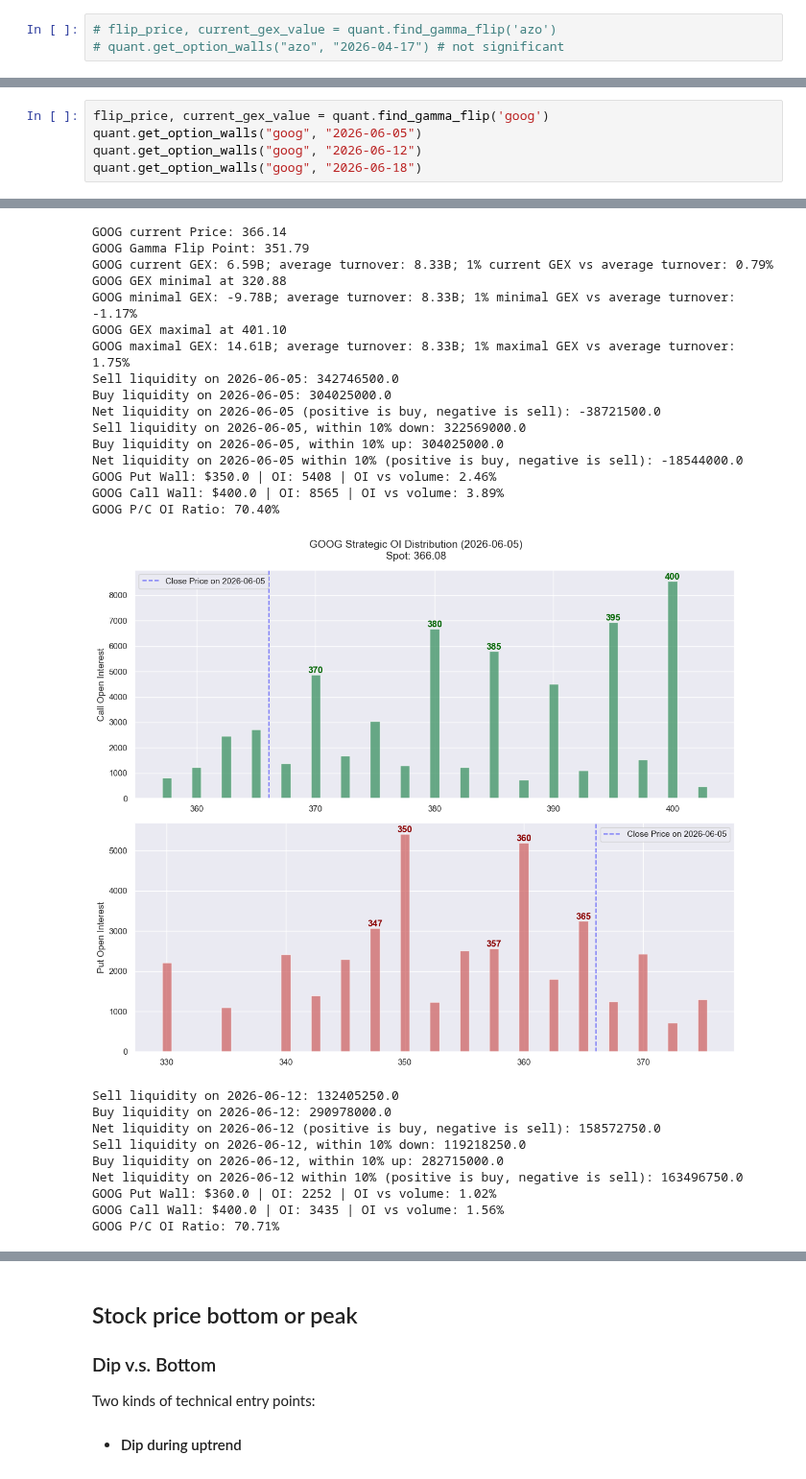
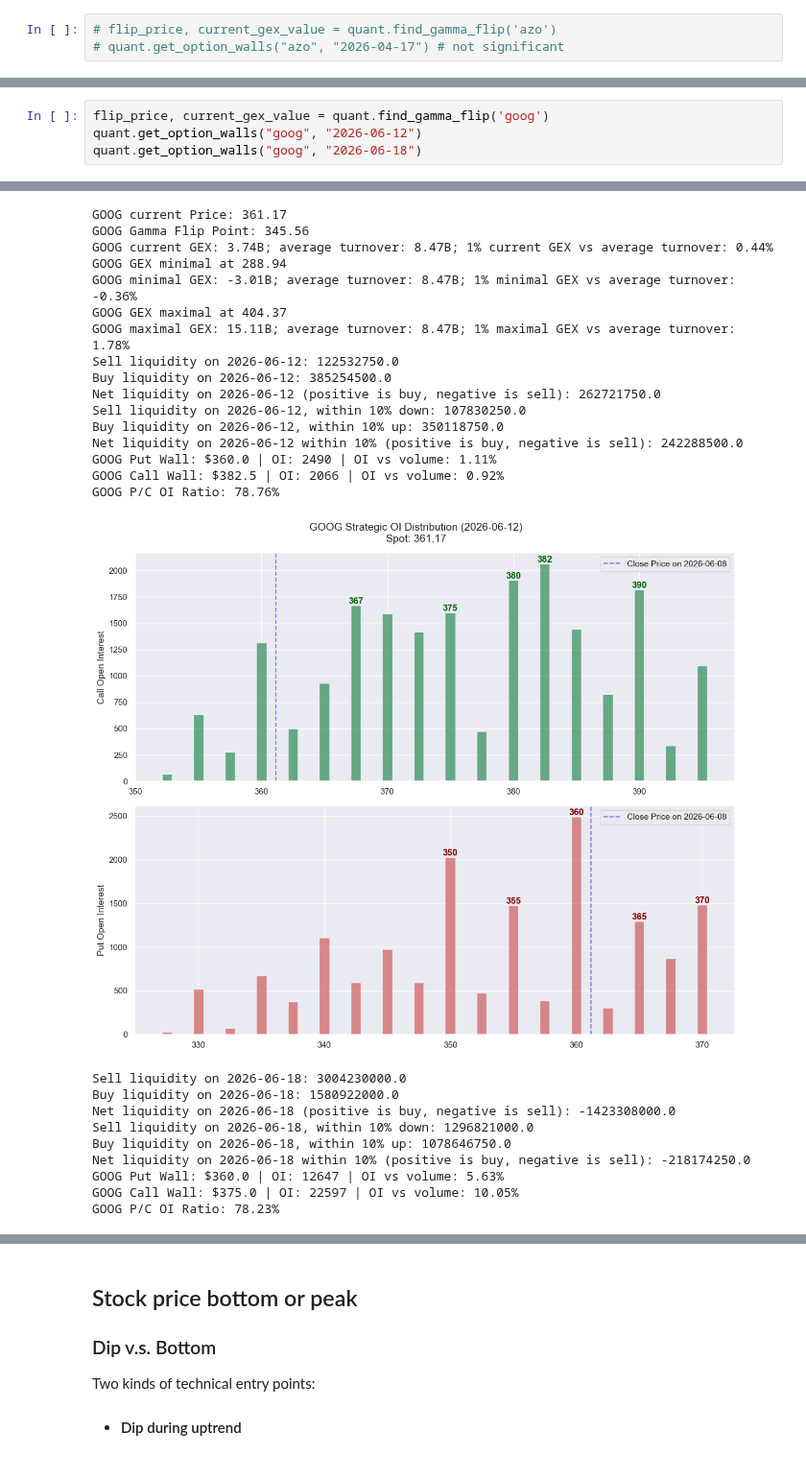
Before and after one commit to Yuchen-Peng/trading_strategy, a Jupyter notebook: notebooks/Quantitative_model.ipynb, the cells around one changed output, grey strips where cells are left out. Shown at 96% size. Cells and saved outputs as stored; diff of their text form.

```diff
--- a/notebooks/Quantitative_model.ipynb
+++ b/notebooks/Quantitative_model.ipynb
@@ -365,6 +390,5 @@ GOOGL P/C OI Ratio: 69.63%
 # %%
 flip_price, current_gex_value = quant.find_gamma_flip('goog')
-quant.get_option_walls("goog", "2026-06-05")
 quant.get_option_walls("goog", "2026-06-12")
 quant.get_option_walls("goog", "2026-06-18")
 # %% [output]
@@ -372,26 +396,26 @@ quant.get_option_walls("goog", "2026-06-18")
-GOOG current Price: 366.14
-GOOG Gamma Flip Point: 351.79
-GOOG current GEX: 6.59B; average turnover: 8.33B; 1% current GEX vs average turnover: 0.79%
-GOOG GEX minimal at 320.88
-GOOG minimal GEX: -9.78B; average turnover: 8.33B; 1% minimal GEX vs average turnover: -1.17%
-GOOG GEX maximal at 401.10
-GOOG maximal GEX: 14.61B; average turnover: 8.33B; 1% maximal GEX vs average turnover: 1.75%
-Sell liquidity on 2026-06-05: 342746500.0
-Buy liquidity on 2026-06-05: 304025000.0
-Net liquidity on 2026-06-05 (positive is buy, negative is sell): -38721500.0
-Sell liquidity on 2026-06-05, within 10% down: 322569000.0
-Buy liquidity on 2026-06-05, within 10% up: 304025000.0
-Net liquidity on 2026-06-05 within 10% (positive is buy, negative is sell): -18544000.0
-GOOG Put Wall: $350.0 | OI: 5408 | OI vs volume: 2.46%
-GOOG Call Wall: $400.0 | OI: 8565 | OI vs volume: 3.89%
-GOOG P/C OI Ratio: 70.40%
+GOOG current Price: 361.17
+GOOG Gamma Flip Point: 345.56
+GOOG current GEX: 3.74B; average turnover: 8.47B; 1% current GEX vs average turnover: 0.44%
+GOOG GEX minimal at 288.94
+GOOG minimal GEX: -3.01B; average turnover: 8.47B; 1% minimal GEX vs average turnover: -0.36%
+GOOG GEX maximal at 404.37
+GOOG maximal GEX: 15.11B; average turnover: 8.47B; 1% maximal GEX vs average turnover: 1.78%
+Sell liquidity on 2026-06-12: 122532750.0
+Buy liquidity on 2026-06-12: 385254500.0
+Net liquidity on 2026-06-12 (positive is buy, negative is sell): 262721750.0
+Sell liquidity on 2026-06-12, within 10% down: 107830250.0
+Buy liquidity on 2026-06-12, within 10% up: 350118750.0
+Net liquidity on 2026-06-12 within 10% (positive is buy, negative is sell): 242288500.0
+GOOG Put Wall: $360.0 | OI: 2490 | OI vs volume: 1.11%
+GOOG Call Wall: $382.5 | OI: 2066 | OI vs volume: 0.92%
+GOOG P/C OI Ratio: 78.76%
-[figure, old version]
+[figure, new version]
-Sell liquidity on 2026-06-12: 132405250.0
-Buy liquidity on 2026-06-12: 290978000.0
-Net liquidity on 2026-06-12 (positive is buy, negative is sell): 158572750.0
-Sell liquidity on 2026-06-12, within 10% down: 119218250.0
-Buy liquidity on 2026-06-12, within 10% up: 282715000.0
-Net liquidity on 2026-06-12 within 10% (positive is buy, negative is sell): 163496750.0
-GOOG Put Wall: $360.0 | OI: 2252 | OI vs volume: 1.02%
-GOOG Call Wall: $400.0 | OI: 3435 | OI vs volume: 1.56%
-GOOG P/C OI Ratio: 70.71%
+Sell liquidity on 2026-06-18: 3004230000.0
+Buy liquidity on 2026-06-18: 1580922000.0
+Net liquidity on 2026-06-18 (positive is buy, negative is sell): -1423308000.0
+Sell liquidity on 2026-06-18, within 10% down: 1296821000.0
+Buy liquidity on 2026-06-18, within 10% up: 1078646750.0
+Net liquidity on 2026-06-18 within 10% (positive is buy, negative is sell): -218174250.0
+GOOG Put Wall: $360.0 | OI: 12647 | OI vs volume: 5.63%
+GOOG Call Wall: $375.0 | OI: 22597 | OI vs volume: 10.05%
+GOOG P/C OI Ratio: 78.23%
```
Also changed, not shown: parts of 11 cells of this notebook.
